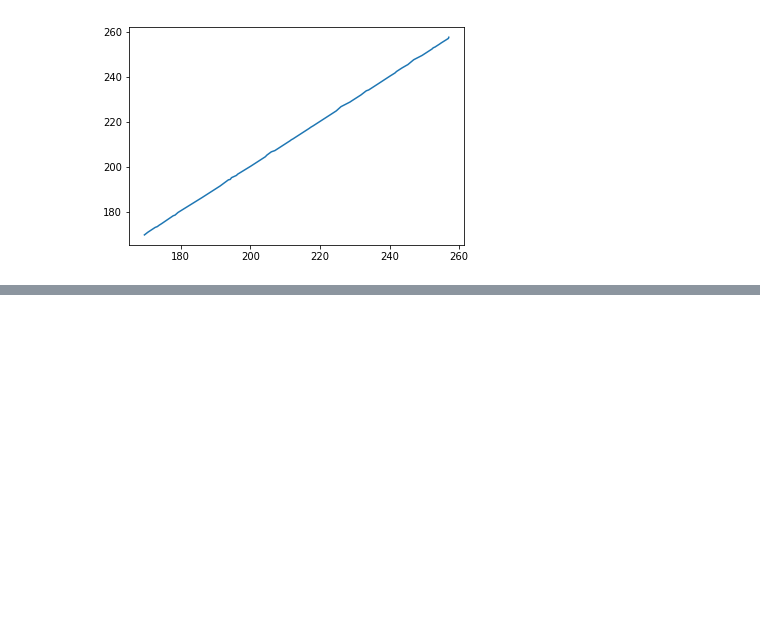
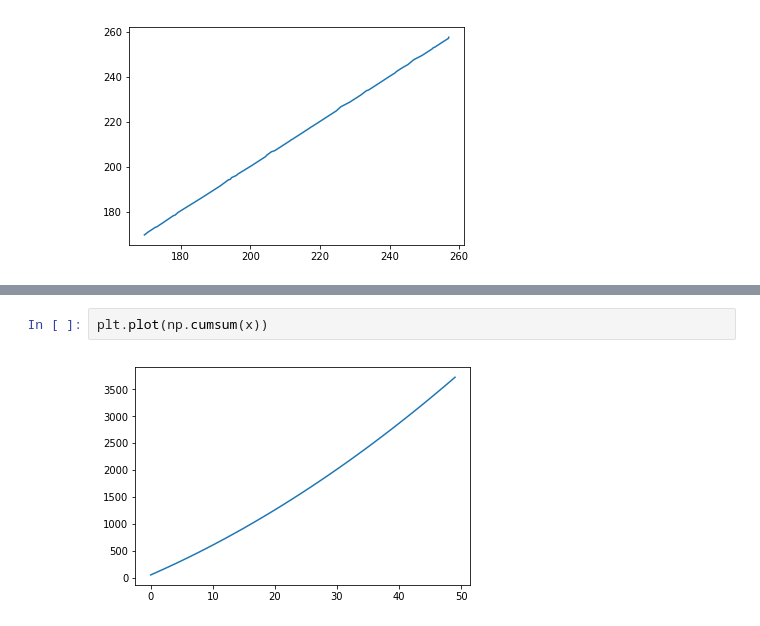
Before and after one commit to mscoggs/flare_cycles, a Jupyter notebook: testbed.ipynb, the cells around one changed output, grey strips where cells are left out. Cells and saved outputs as stored; diff of their text form; blank space fills up the shorter version.

```diff
--- a/testbed.ipynb
+++ b/testbed.ipynb
@@ -43,0 +46,4 @@ plt.plot(df['t_start'], df['t_stop'])
+# %%
+plt.plot(np.cumsum(x))
+# %% [output]
+[figure, added]
```
Also changed, not shown: parts of 11 cells of this notebook.
